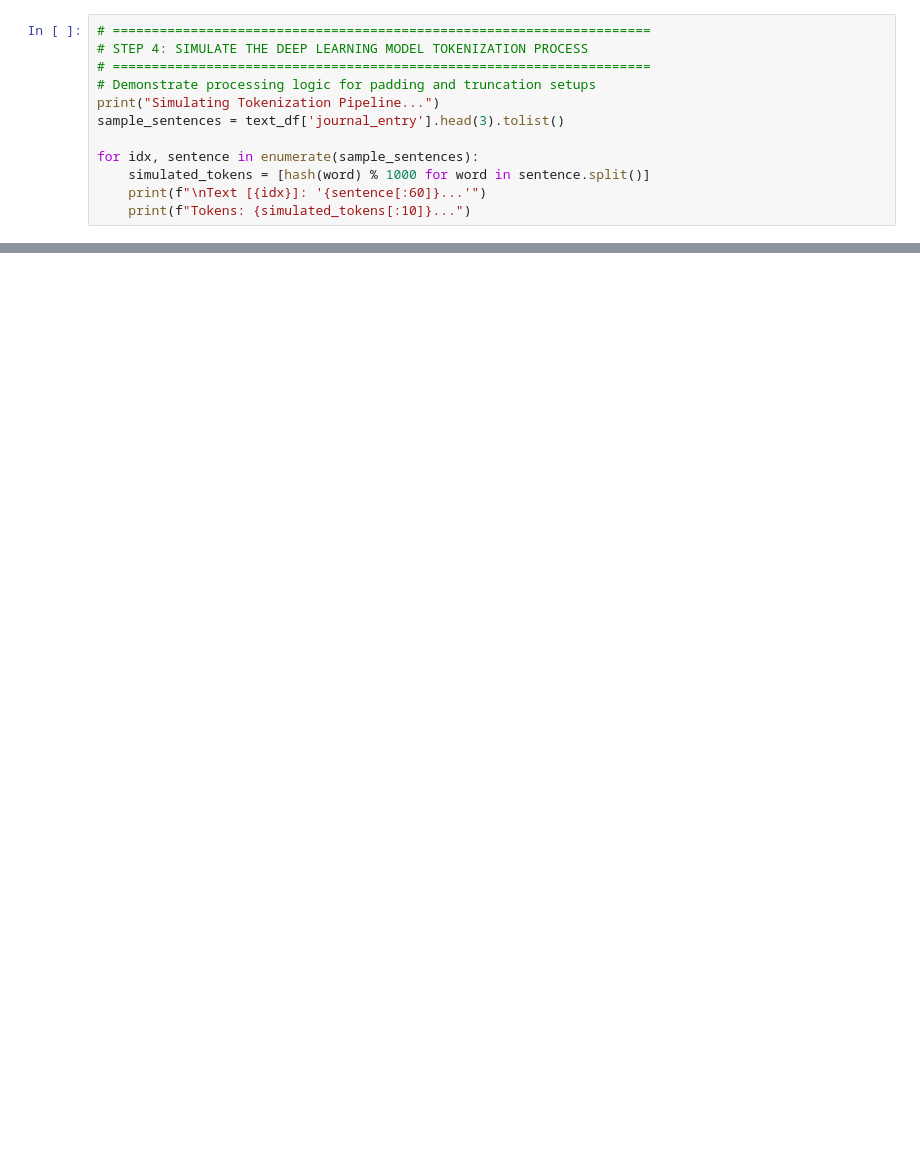
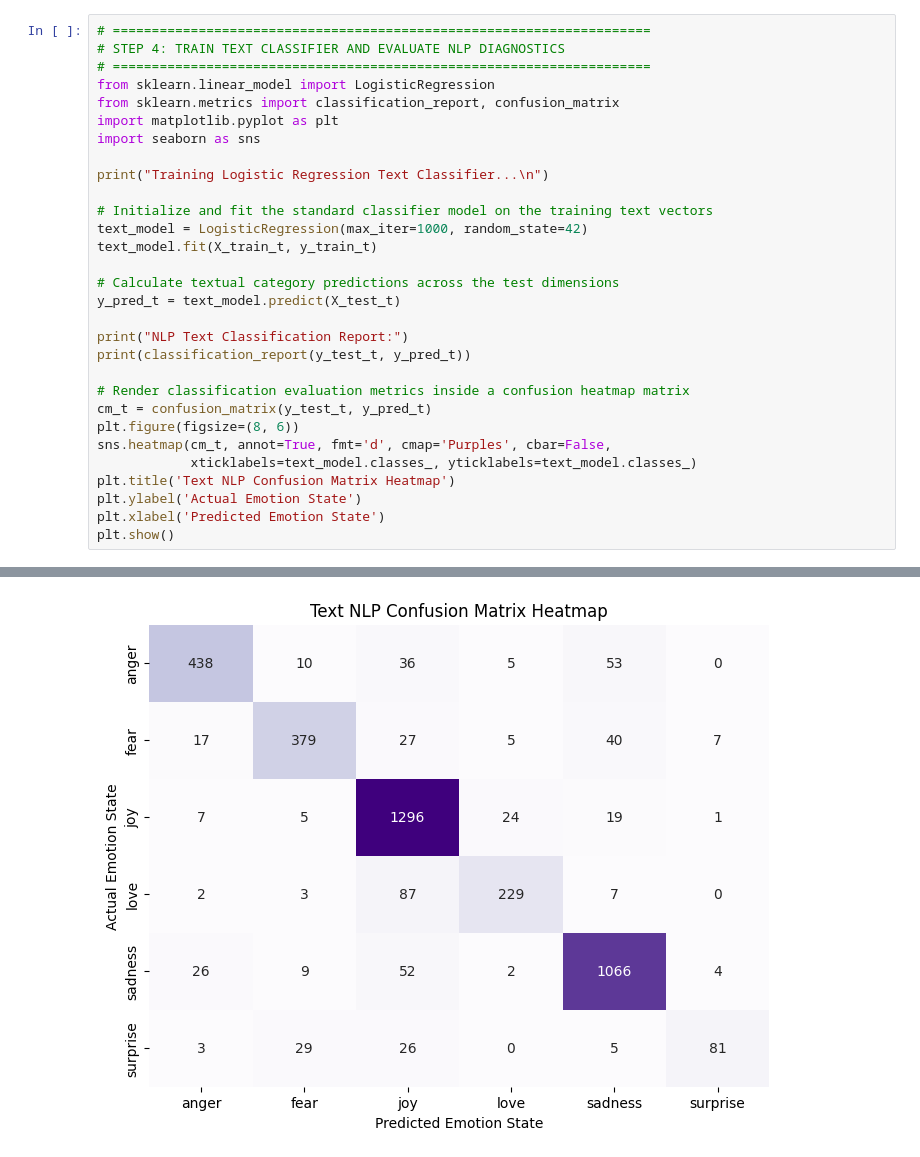
Before and after one commit to noormalik33/ai-mental-health-companion, a Jupyter notebook: notebooks/Journal_Text_Analysis.ipynb, the cells around one changed output, grey strips where cells are left out. Drawn from its saved outputs; the diff is of its cells as text; blank space fills up the shorter version.

```diff
--- a/notebooks/Journal_Text_Analysis.ipynb
+++ b/notebooks/Journal_Text_Analysis.ipynb
@@ -65,12 +150,31 @@ plt.show()
 # %%
 # =====================================================================
-# STEP 4: SIMULATE THE DEEP LEARNING MODEL TOKENIZATION PROCESS
+# STEP 4: TRAIN TEXT CLASSIFIER AND EVALUATE NLP DIAGNOSTICS
 # =====================================================================
-# Demonstrate processing logic for padding and truncation setups
-print("Simulating Tokenization Pipeline...")
-sample_sentences = text_df['journal_entry'].head(3).tolist()
+from sklearn.linear_model import LogisticRegression
+from sklearn.metrics import classification_report, confusion_matrix
+import matplotlib.pyplot as plt
+import seaborn as sns
 
-for idx, sentence in enumerate(sample_sentences):
-    simulated_tokens = [hash(word) % 1000 for word in sentence.split()]
-    print(f"\nText [{idx}]: '{sentence[:60]}...'")
-    print(f"Tokens: {simulated_tokens[:10]}...")
+print("Training Logistic Regression Text Classifier...\n")
+
+# Initialize and fit the standard classifier model on the training text vectors
+text_model = LogisticRegression(max_iter=1000, random_state=42)
+text_model.fit(X_train_t, y_train_t)
+
+# Calculate textual category predictions across the test dimensions
+y_pred_t = text_model.predict(X_test_t)
+
+print("NLP Text Classification Report:")
+print(classification_report(y_test_t, y_pred_t))
+
+# Render classification evaluation metrics inside a confusion heatmap matrix
+cm_t = confusion_matrix(y_test_t, y_pred_t)
+plt.figure(figsize=(8, 6))
+sns.heatmap(cm_t, annot=True, fmt='d', cmap='Purples', cbar=False,
+            xticklabels=text_model.classes_, yticklabels=text_model.classes_)
+plt.title('Text NLP Confusion Matrix Heatmap')
+plt.ylabel('Actual Emotion State')
+plt.xlabel('Predicted Emotion State')
+plt.show()
+# %% [output]
@@ -76,0 +196 @@ for idx, sentence in enumerate(sample_sentences):
+[figure, added]
```
Also changed, not shown: parts of 5 cells of this notebook, 2 other files.
